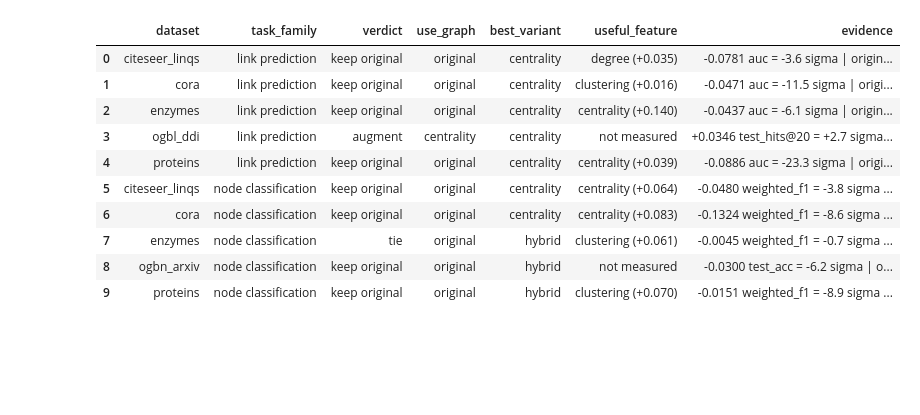
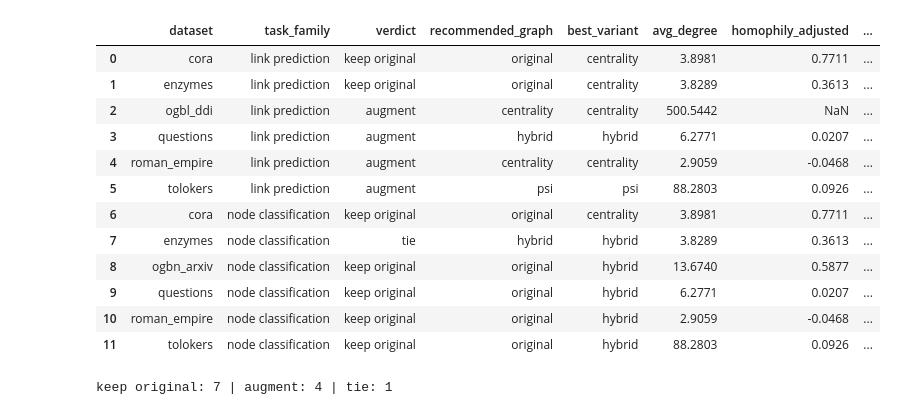
Before and after one commit to SafiUllahAdam/Structure-Aware-Graph-Augmentation-for-GNNs, a Jupyter notebook: notebooks/5-phase5_characterization.ipynb, the cells around one changed output. Cells and saved outputs as stored; diff of their text form; code cells hidden in the pictures; blank space fills up the shorter version.

```diff
--- a/notebooks/5-phase5_characterization.ipynb
+++ b/notebooks/5-phase5_characterization.ipynb
@@ -39,9 +43,13 @@ import matplotlib.pyplot as plt
 
 import benchmark_config as cfg
 from characterize import (STUDY, PREDICTORS, graph_properties, feature_properties,
-                          frozen_inputs, gaps, feature_scores, correlate, rule)
+                          frozen_inputs, gaps, feature_scores, correlate)
 
-DATASETS = list(STUDY)                              # all six study datasets
+EXCLUDE = ["citeseer_linqs", "proteins"]            # hidden from THIS notebook only - files, embeddings and scoreboard rows are untouched; empty the list to bring one back
+FAMILY = {"citation": "citation", "biological": "molecular", "drug interaction": "molecular",
+          "crowdsourcing": "social interaction", "q&a interaction": "social interaction",
+          "linguistic": "linguistic"}               # characterize.STUDY domain -> the four families the panel spans
+DATASETS = [ds for ds in STUDY if ds not in EXCLUDE]              # every registered study dataset - the panel grows in characterize.STUDY, not in the cells below
 ORDER = ["original", "psi", "degree", "centrality", "hybrid"]      # control first, then the four augmented graphs
 cfg.FIGURES_DIR.mkdir(parents=True, exist_ok=True)
 plt.rcParams.update({"figure.dpi": 110, "font.size": 9, "axes.grid": True, "grid.alpha": 0.25})
@@ -59,8 +67,10 @@ dists = pd.DataFrame([r for ds in DATASETS for r in feature_properties(ds)])
 scores = frozen_inputs(DATASETS)                                                 # locked GraphSAGE scores, K=10, 3 seeds
 gap = gaps(scores)                                                               # original vs best augmented, per cell
 ablation = feature_scores(dists)                                                 # ablation D + each feature's raw spread
+ablation = ablation[ablation["dataset"].isin(DATASETS)]                          # feature_scores reads the scoreboard directly, so apply EXCLUDE here too
 corr = correlate(props, gap, ablation)                                           # Spearman, both scopes
 
 print(f"{len(props)} datasets | {len(scores)} scores | {len(gap)} dataset x task cells "
       f"| {len(ablation)} ablation rows | {len(dists)} feature distributions")
+print(f"excluded from this notebook: {EXCLUDE or 'none'} (still scored in results/scoreboard.csv)")
 # %% [output]
@@ -241,22 +263,30 @@ One row per dataset × task: the answer, the graph to use, the feature that earn
 # %%
-"""The when-to-augment answer per cell, with the feature ablation and the evidence beside it."""
-best = S.loc[S.groupby(["dataset", "task_family"])["mean"].idxmax()]        # strongest single feature in that cell
-rec = gap.merge(best[["dataset", "task_family", "arm", "lift_vs_random"]], on=["dataset", "task_family"], how="left")
-rec["use_graph"] = np.where(rec["verdict"] == "augment", rec["best_variant"], "original")
-rec["useful_feature"] = [f"{a} ({l:+.3f})" if a == a else "not measured" for a, l in zip(rec["arm"], rec["lift_vs_random"])]
-rec["evidence"] = [f"{r.gap_abs:+.4f} {r.metric} = {r.gap_sigma:+.1f} sigma | original ranks {r.original_rank}/5"
-                   for r in rec.itertuples()]
+"""7a - the when-to-augment answer per cell: properties, verdict, gap, explanation."""
+rec = gap.merge(props[["dataset", "avg_degree", "homophily_adjusted"]], on="dataset", how="left")
+# On a tie the two graphs are statistically indistinguishable, so the augmented variant is named too - only a clear
+# "keep original" verdict falls back to the original graph.
+rec["recommended_graph"] = np.where(rec["verdict"] == "keep original", "original", rec["best_variant"])
+rec["explanation"] = [f"{r.gap_abs:+.4f} {r.metric} = {r.gap_sigma:+.1f} sigma | original ranks {r.original_rank}/5"
+                      for r in rec.itertuples()]
+rec = rec.rename(columns={"gap_abs": "best_minus_original"})       # gap_abs was opaque: it is best augmented - original, in that cell's own metric
 
-rec[["dataset", "task_family", "verdict", "use_graph", "best_variant", "useful_feature", "evidence"]]
+display(rec[["dataset", "task_family", "verdict", "recommended_graph", "best_variant",
+             "avg_degree", "homophily_adjusted", "best_minus_original", "explanation"]].round(4))
+
+n = rec["verdict"].value_counts()                                  # display() first so this tally prints BELOW the table
+print(" | ".join(f"{v}: {n.get(v, 0)}" for v in ["keep original", "augment", "tie"]))
 # %% [output]
-|  | dataset | task_family | verdict | use_graph | best_variant | useful_feature | evidence |
-| 0 | citeseer_linqs | link prediction | keep original | original | centrality | degree (+0.035) | -0.0781 auc = -3.6 sigma | origin... |
-| 1 | cora | link prediction | keep original | original | centrality | clustering (+0.016) | -0.0471 auc = -11.5 sigma | origi... |
-| 2 | enzymes | link prediction | keep original | original | centrality | centrality (+0.140) | -0.0437 auc = -6.1 sigma | origin... |
-| 3 | ogbl_ddi | link prediction | augment | centrality | centrality | not measured | +0.0346 test_hits@20 = +2.7 sigma... |
-| 4 | proteins | link prediction | keep original | original | centrality | centrality (+0.039) | -0.0886 auc = -23.3 sigma | origi... |
-| 5 | citeseer_linqs | node classification | keep original | original | centrality | centrality (+0.064) | -0.0480 weighted_f1 = -3.8 sigma ... |
-| 6 | cora | node classification | keep original | original | centrality | centrality (+0.083) | -0.1324 weighted_f1 = -8.6 sigma ... |
-| 7 | enzymes | node classification | tie | original | hybrid | clustering (+0.061) | -0.0045 weighted_f1 = -0.7 sigma ... |
-| 8 | ogbn_arxiv | node classification | keep original | original | hybrid | not measured | -0.0300 test_acc = -6.2 sigma | o... |
-| 9 | proteins | node classification | keep original | original | hybrid | clustering (+0.070) | -0.0151 weighted_f1 = -8.9 sigma ... |
+|  | dataset | task_family | verdict | recommended_graph | best_variant | avg_degree | homophily_adjusted | ... |
+| 0 | cora | link prediction | keep original | original | centrality | 3.8981 | 0.7711 | ... |
+| 1 | enzymes | link prediction | keep original | original | centrality | 3.8289 | 0.3613 | ... |
+| 2 | ogbl_ddi | link prediction | augment | centrality | centrality | 500.5442 | NaN | ... |
+| 3 | questions | link prediction | augment | hybrid | hybrid | 6.2771 | 0.0207 | ... |
+| 4 | roman_empire | link prediction | augment | centrality | centrality | 2.9059 | -0.0468 | ... |
+| 5 | tolokers | link prediction | augment | psi | psi | 88.2803 | 0.0926 | ... |
+| 6 | cora | node classification | keep original | original | centrality | 3.8981 | 0.7711 | ... |
+| 7 | enzymes | node classification | tie | hybrid | hybrid | 3.8289 | 0.3613 | ... |
+| 8 | ogbn_arxiv | node classification | keep original | original | hybrid | 13.6740 | 0.5877 | ... |
+| 9 | questions | node classification | keep original | original | hybrid | 6.2771 | 0.0207 | ... |
+| 10 | roman_empire | node classification | keep original | original | hybrid | 2.9059 | -0.0468 | ... |
+| 11 | tolokers | node classification | keep original | original | hybrid | 88.2803 | 0.0926 | ... |
+keep original: 7 | augment: 4 | tie: 1
```
Also changed, not shown: parts of 17 cells of this notebook, 52 other files.
